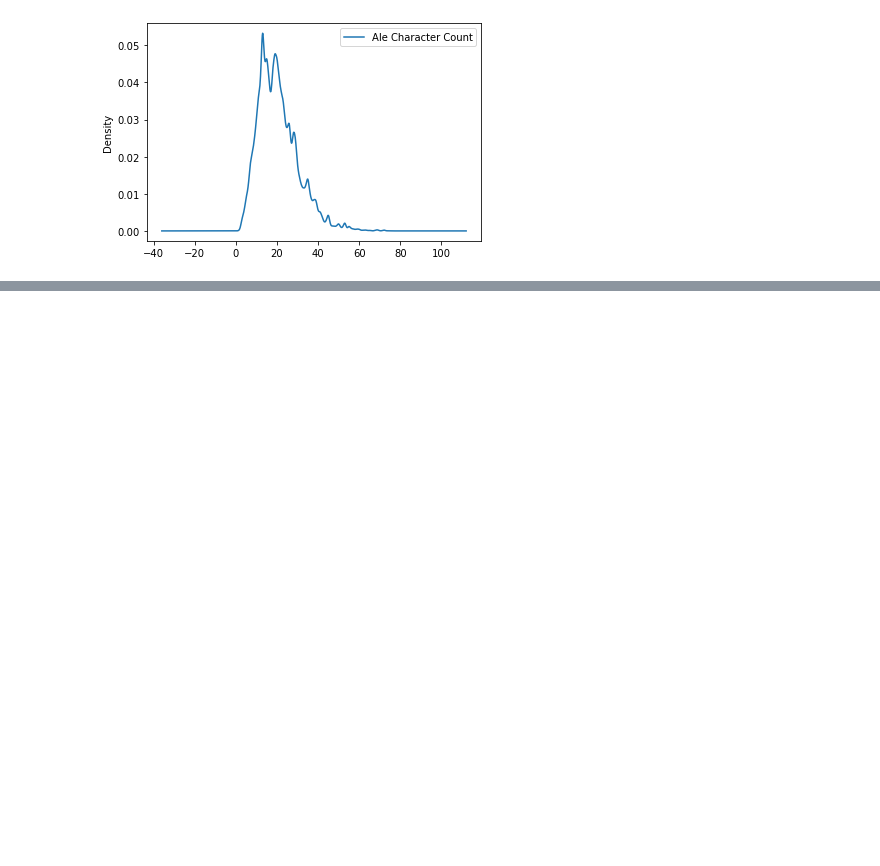
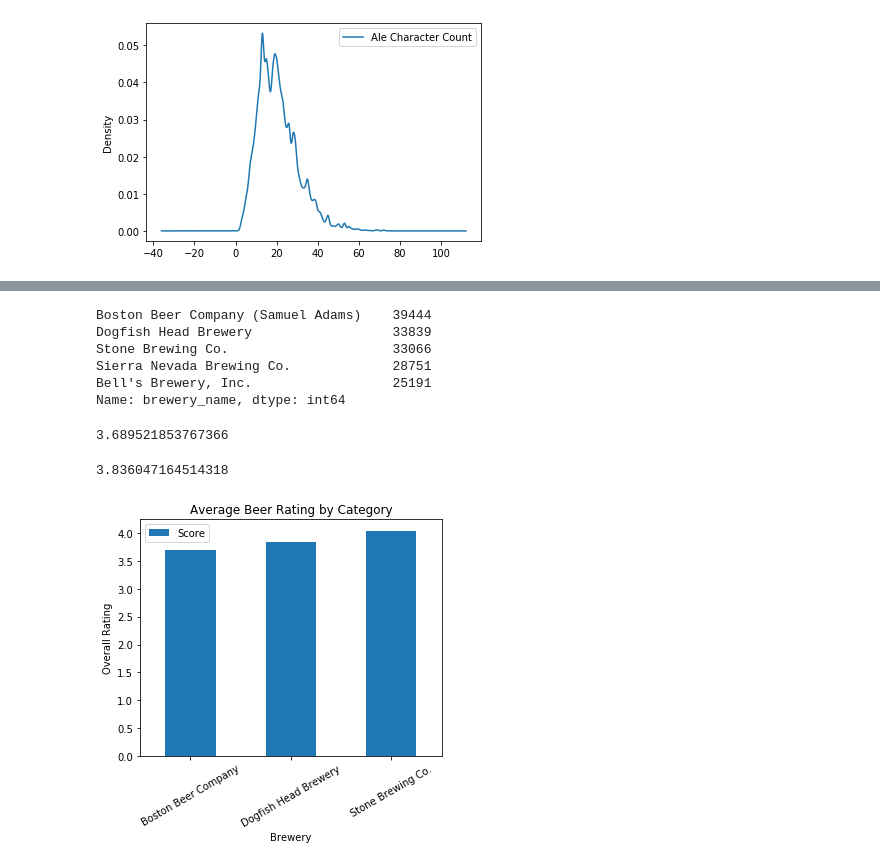
Before and after one commit to arselv/Project_1_Group_2, a Jupyter notebook: Beer_Review_Final.ipynb, the cells around one changed output, grey strips where cells are left out. Cells and saved outputs as stored; diff of their text form; code cells hidden in the pictures; blank space fills up the shorter version.

Commit message:
missing graph added to combined final notebook

```diff
--- a/Beer_Review_Final.ipynb
+++ b/Beer_Review_Final.ipynb
@@ -400,0 +416,45 @@ plt.show()
+# %%
+# Count the reviews for each brewery to determine popularity to determin top three
+grouped_brewery_count = grouped_brewery["brewery_name"].value_counts()
+grouped_brewery_count.head()
+# %% [output]
+Boston Beer Company (Samuel Adams)    39444
+Dogfish Head Brewery                  33839
+Stone Brewing Co.                     33066
+Sierra Nevada Brewing Co.             28751
+Bell's Brewery, Inc.                  25191
+Name: brewery_name, dtype: int64
+# %%
+# Get the mean of the overall review score for the top brewery
+top_one = beer_data.loc[beer_data["brewery_name"]=="Boston Beer Company (Samuel Adams)"]
+top_one_mean = top_one["review_overall"].mean()
+top_one_mean
+# %% [output]
+3.689521853767366
+# %%
+# Get the mean of the overall review score for the second top brewery
+top_two = beer_data.loc[beer_data["brewery_name"]=="Dogfish Head Brewery"]
+top_two_mean = top_two["review_overall"].mean()
+top_two_mean
+# %% [output]
+3.836047164514318
+# %%
+# Get the mean of the overall review score for the third top brewery
+top_three = beer_data.loc[beer_data["brewery_name"]=="Stone Brewing Co."]
+top_three_mean = top_three["review_overall"].mean()
+top_three_mean
+top_data = [["Boston Beer Company", (top_one_mean),], ["Dogfish Head Brewery", (top_two_mean)], ["Stone Brewing Co.", (top_three_mean)]]
+top_combined = pd.DataFrame(top_data, columns = ["Name", "Score"])
+# %%
+# Plot the top three popular breweries and their overall review score average
+top_combined.set_index("Name", drop = True, inplace =True)
+top_data_bar = top_combined.plot(kind="bar", figsize=(5,5), rot=30)
+top_data_bar.set_xlabel("Brewery")
+top_data_bar.set_ylabel("Overall Rating")
+
+plt.title("Average Beer Rating by Category")
+plt.tight_layout()
+#plt.savefig("Top_Breweries_Bar_Plot")
+plt.show()
+# %% [output]
+[figure, added]
```
Also changed, not shown: parts of 8 cells of this notebook.
